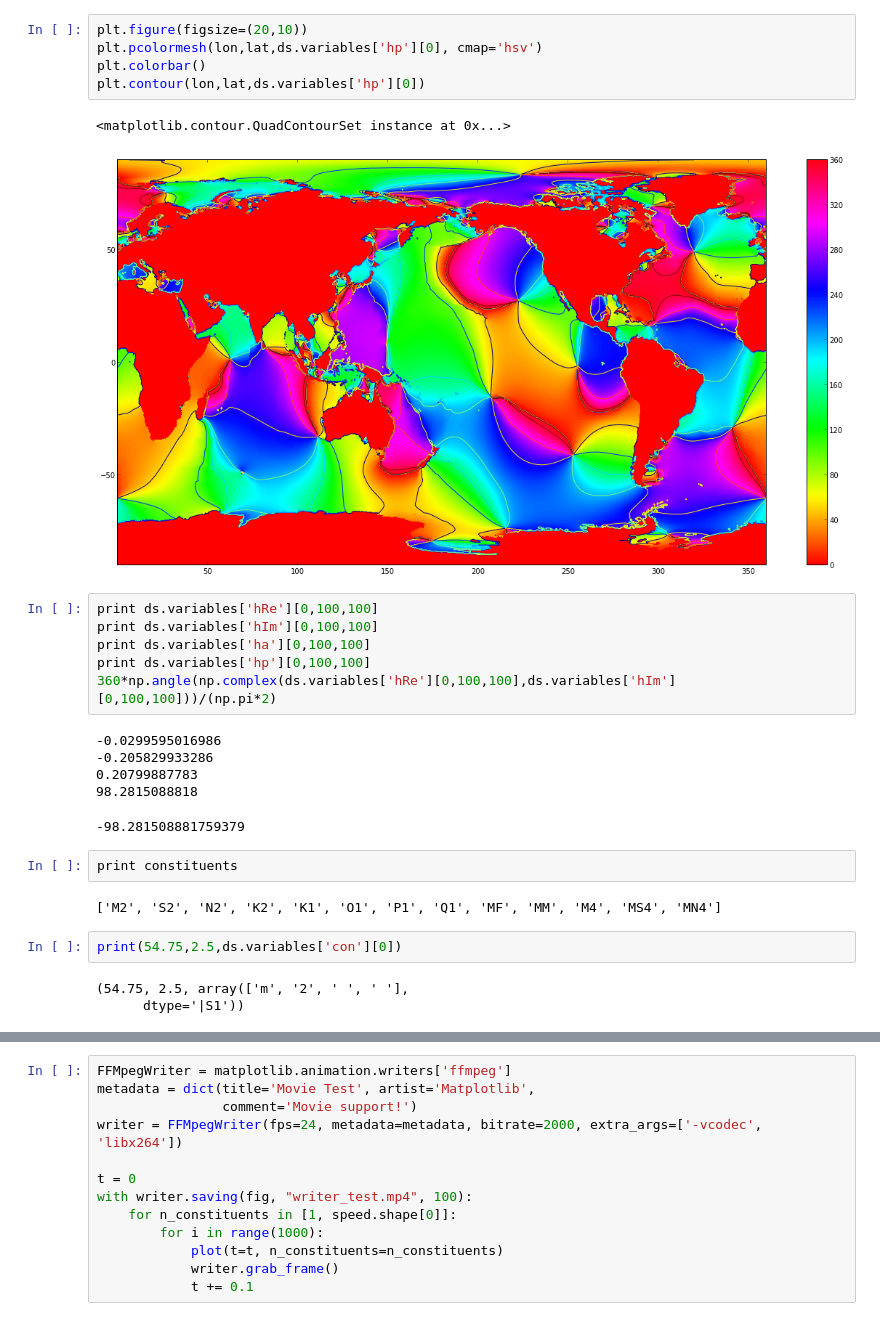
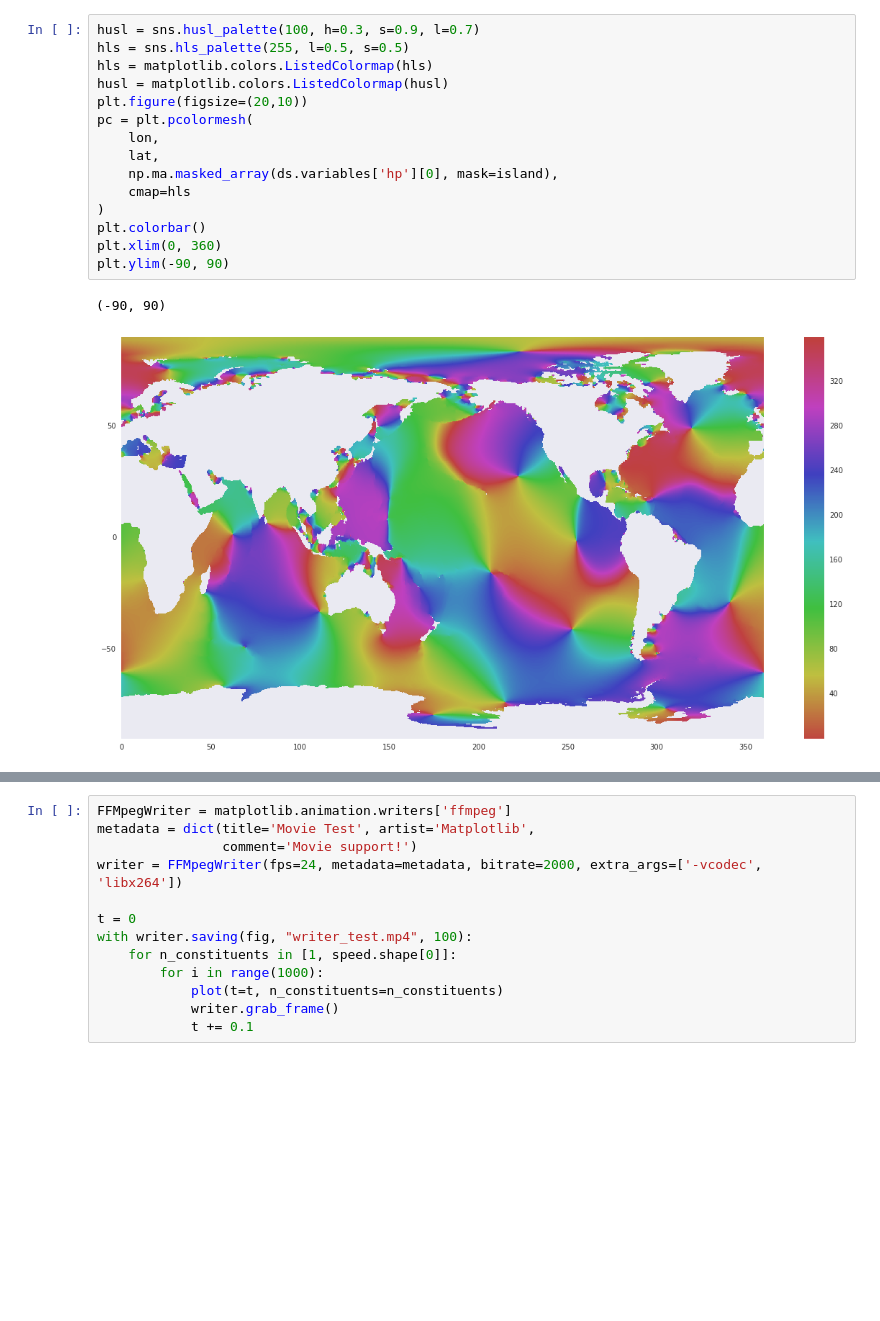
Before and after one commit to openearth/notebooks, a Jupyter notebook: tidalstuff.ipynb, the cells around one changed output, grey strips where cells are left out. Cells and saved outputs as stored; diff of their text form; blank space fills up the shorter version.

```diff
--- a/tidalstuff.ipynb
+++ b/tidalstuff.ipynb
@@ -88,30 +72,19 @@ for i, ax in enumerate(axes):
-# %%
-plt.figure(figsize=(20,10))
-plt.pcolormesh(lon,lat,ds.variables['hp'][0], cmap='hsv')
-plt.colorbar()
-plt.contour(lon,lat,ds.variables['hp'][0])
-# %% [output]
-<matplotlib.contour.QuadContourSet instance at 0x...>
-[figure, removed]
-# %%
-print ds.variables['hRe'][0,100,100]
-print ds.variables['hIm'][0,100,100]
-print ds.variables['ha'][0,100,100]
-print ds.variables['hp'][0,100,100]
-360*np.angle(np.complex(ds.variables['hRe'][0,100,100],ds.variables['hIm'][0,100,100]))/(np.pi*2)
-# %% [output]
--0.0299595016986
--0.205829933286
-0.20799887783
-98.2815088818
--98.281508881759379
-# %%
-print constituents
-# %% [output]
-['M2', 'S2', 'N2', 'K2', 'K1', 'O1', 'P1', 'Q1', 'MF', 'MM', 'M4', 'MS4', 'MN4']
-# %%
-print(54.75,2.5,ds.variables['con'][0])
-# %% [output]
-(54.75, 2.5, array(['m', '2', ' ', ' '],
-      dtype='|S1'))
+# %%
+husl = sns.husl_palette(100, h=0.3, s=0.9, l=0.7)
+hls = sns.hls_palette(255, l=0.5, s=0.5)
+hls = matplotlib.colors.ListedColormap(hls)
+husl = matplotlib.colors.ListedColormap(husl)
+plt.figure(figsize=(20,10))
+pc = plt.pcolormesh(
+    lon,
+    lat,
+    np.ma.masked_array(ds.variables['hp'][0], mask=island),
+    cmap=hls
+)
+plt.colorbar()
+plt.xlim(0, 360)
+plt.ylim(-90, 90)
+# %% [output]
+(-90, 90)
+[figure, added]
 # %%
```
Also changed, not shown: parts of 14 cells of this notebook.
